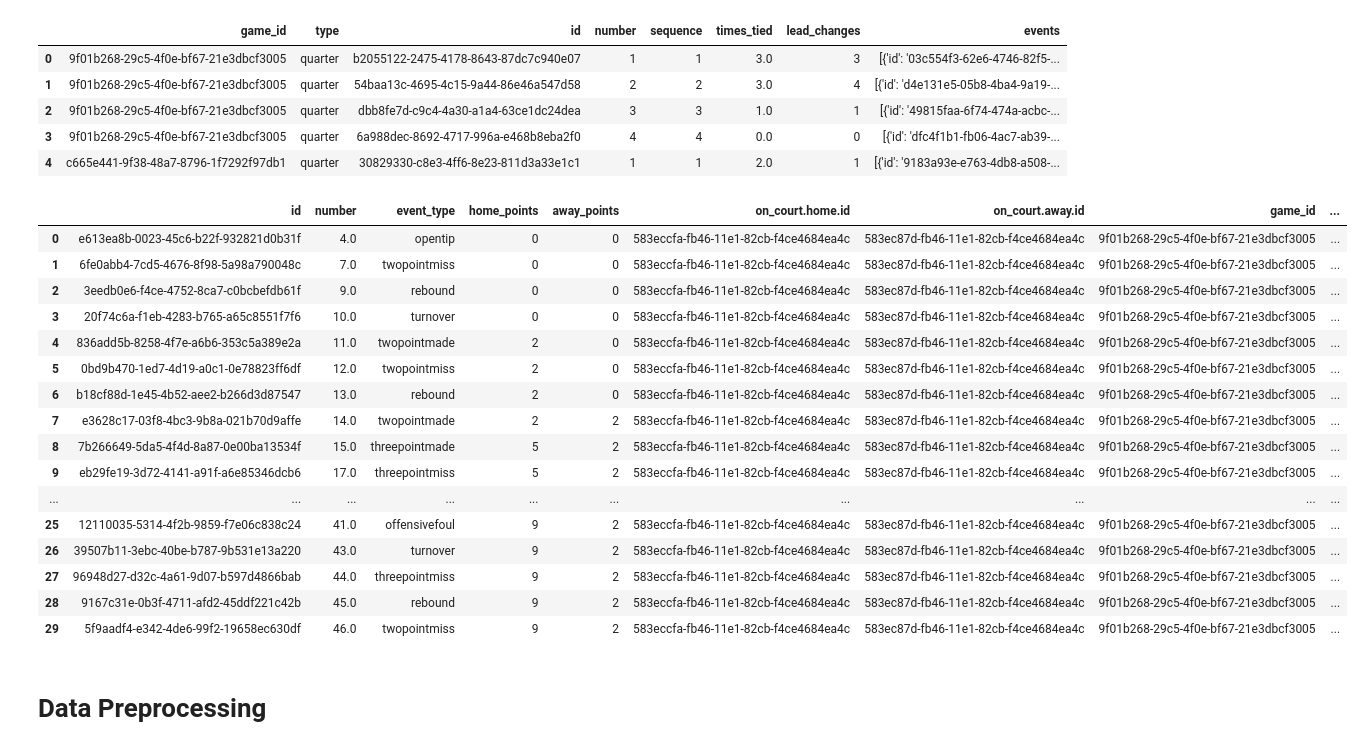
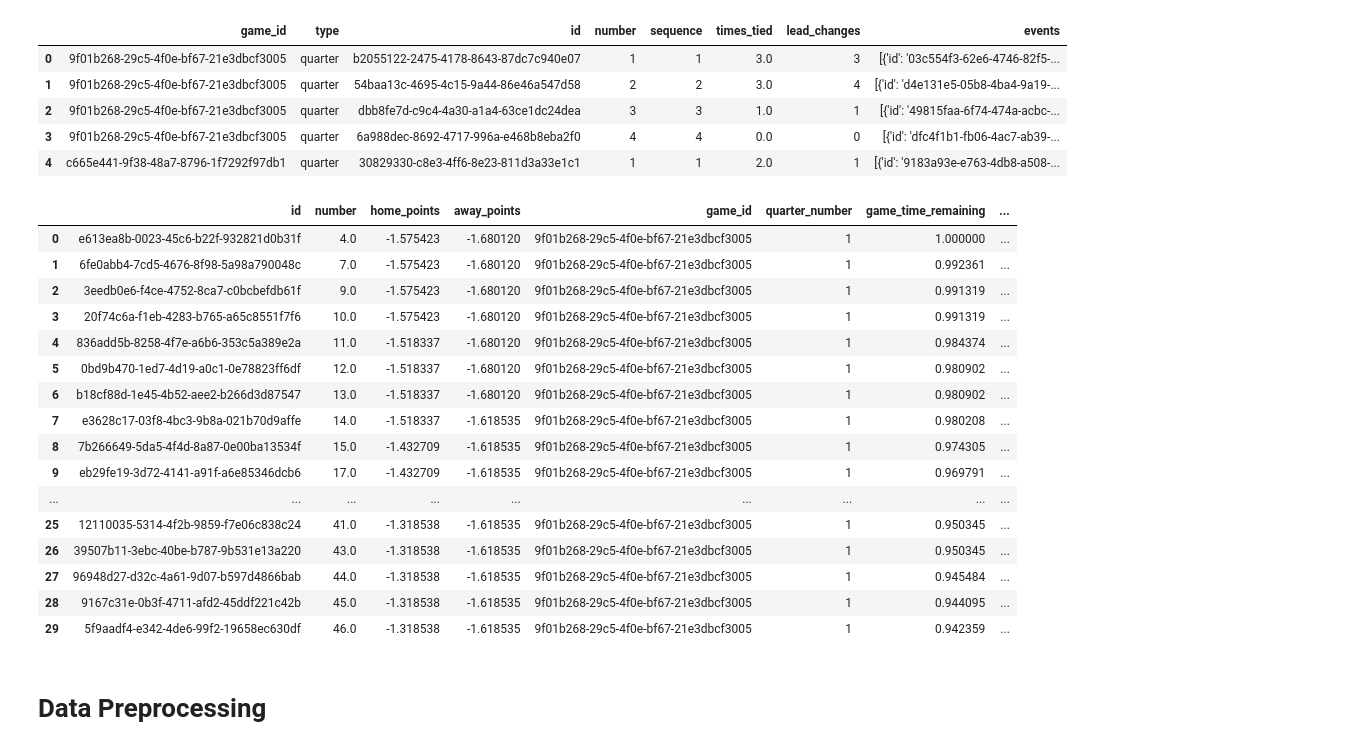
Before and after one commit to Sebastian-Sole/nba-win-probability-model, a Jupyter notebook: notebook.ipynb, the cells around one changed output. Drawn from its saved outputs; the diff is of its cells as text; code cells hidden in the pictures.

```diff
--- a/notebook.ipynb
+++ b/notebook.ipynb
@@ -243,6 +244,8 @@ def encode_leading_team(row):
 
 def extract_events(df):
     extracted_data = pd.DataFrame()
+    one_hot_columns = set()  # Set to store unique one-hot encoded column names
+
     CLOSE_GAME_THRESHOLD = 5
     CRITICAL_TIME_THRESHOLD = 300
     RECENT_EVENTS_WINDOW = 25 # Number of events to keep in the recent scoring deque
@@ -326,43 +329,59 @@ def extract_events(df):
 
             event_data['encoded_leading_team'] = event_data.apply(encode_leading_team, axis=1)
 
-
             event_data.drop(['clock_decimal'], axis=1)
             extracted_data = pd.concat([extracted_data, event_data], ignore_index=True)
 
-    features_to_keep = ['id', 'number', 'event_type', 'home_points', 'away_points','on_court.home.players',
+    extracted_data = pd.get_dummies(extracted_data, columns=['event_type'], dummy_na=False)
+
+
+    # Apply normalization and standardization
+    # Initialize scalers
+    minmax_scaler = MinMaxScaler()
+    standard_scaler = StandardScaler()
+
+    # Normalize and standardize
+    features_to_normalize = ['game_time_remaining', 'home_win_pct', 'away_win_pct']
+    features_to_standardize = ['home_points', 'away_points', 'current_score_difference', 'lead_changes', 'times_tied', 'scoring_run']
+
+    # Apply normalization
+    extracted_data[features_to_normalize] = minmax_scaler.fit_transform(extracted_data[features_to_normalize])
+    # Apply standardization
+    extracted_data[features_to_standardize] = standard_scaler.fit_transform(extracted_data[features_to_standardize])
+
+    features_to_keep = ['id', 'number', 'home_points', 'away_points','on_court.home.players',
         'on_court.away.players', 'game_id', 'statistics', 'attempt', "quarter_number",
          "game_time_remaining", "current_score_difference", "is_close_game", "critical_possession",
-         'lead_changes', 'times_tied', "scoring_run", "home_win_pct", "away_win_pct", "target", "home_possession", "away_possession", "no_possession", "encoded_leading_team" ]
+         'lead_changes', 'times_tied', "scoring_run", "home_win_pct", "away_win_pct", "target", "home_possession", "away_possession", "no_possession", "encoded_leading_team" ] + [col for col in extracted_data.columns if col.startswith('event_type_')]
     features_to_add_later = ["on_court.home.players", "on_court.away.players", "statistics", "attempt"]
     extracted_data = extracted_data[features_to_keep]
-    return extracted_data.drop(features_to_add_later, axis=1)
+    return extracted_data.drop(features_to_add_later + "event_type_opentip", axis=1)
 
 event_data = extract_events(period_data[:20])
 # %%
-# Display head for the statistics row
-pd.set_option('display.max_columns', 50)
-pd.set_option('display.max_rows', 30)
+# Display head for the where event_type_delay is true
+pd.set_option('display.max_columns', 100)
+pd.set_option('display.max_rows', 50)
 
 event_data.head(30)
 # %% [output]
-|  | id | number | event_type | home_points | away_points | on_court.home.id | on_court.away.id | game_id | ... |
-| 0 | e613ea8b-0023-45c6-b22f-932821d0b31f | 4.0 | opentip | 0 | 0 | 583eccfa-fb46-11e1-82cb-f4ce4684ea4c | 583ec87d-fb46-11e1-82cb-f4ce4684ea4c | 9f01b268-29c5-4f0e-bf67-21e3dbcf3005 | ... |
-| 1 | 6fe0abb4-7cd5-4676-8f98-5a98a790048c | 7.0 | twopointmiss | 0 | 0 | 583eccfa-fb46-11e1-82cb-f4ce4684ea4c | 583ec87d-fb46-11e1-82cb-f4ce4684ea4c | 9f01b268-29c5-4f0e-bf67-21e3dbcf3005 | ... |
-| 2 | 3eedb0e6-f4ce-4752-8ca7-c0bcbefdb61f | 9.0 | rebound | 0 | 0 | 583eccfa-fb46-11e1-82cb-f4ce4684ea4c | 583ec87d-fb46-11e1-82cb-f4ce4684ea4c | 9f01b268-29c5-4f0e-bf67-21e3dbcf3005 | ... |
-| 3 | 20f74c6a-f1eb-4283-b765-a65c8551f7f6 | 10.0 | turnover | 0 | 0 | 583eccfa-fb46-11e1-82cb-f4ce4684ea4c | 583ec87d-fb46-11e1-82cb-f4ce4684ea4c | 9f01b268-29c5-4f0e-bf67-21e3dbcf3005 | ... |
-| 4 | 836add5b-8258-4f7e-a6b6-353c5a389e2a | 11.0 | twopointmade | 2 | 0 | 583eccfa-fb46-11e1-82cb-f4ce4684ea4c | 583ec87d-fb46-11e1-82cb-f4ce4684ea4c | 9f01b268-29c5-4f0e-bf67-21e3dbcf3005 | ... |
-| 5 | 0bd9b470-1ed7-4d19-a0c1-0e78823ff6df | 12.0 | twopointmiss | 2 | 0 | 583eccfa-fb46-11e1-82cb-f4ce4684ea4c | 583ec87d-fb46-11e1-82cb-f4ce4684ea4c | 9f01b268-29c5-4f0e-bf67-21e3dbcf3005 | ... |
-| 6 | b18cf88d-1e45-4b52-aee2-b266d3d87547 | 13.0 | rebound | 2 | 0 | 583eccfa-fb46-11e1-82cb-f4ce4684ea4c | 583ec87d-fb46-11e1-82cb-f4ce4684ea4c | 9f01b268-29c5-4f0e-bf67-21e3dbcf3005 | ... |
-| 7 | e3628c17-03f8-4bc3-9b8a-021b70d9affe | 14.0 | twopointmade | 2 | 2 | 583eccfa-fb46-11e1-82cb-f4ce4684ea4c | 583ec87d-fb46-11e1-82cb-f4ce4684ea4c | 9f01b268-29c5-4f0e-bf67-21e3dbcf3005 | ... |
-| 8 | 7b266649-5da5-4f4d-8a87-0e00ba13534f | 15.0 | threepointmade | 5 | 2 | 583eccfa-fb46-11e1-82cb-f4ce4684ea4c | 583ec87d-fb46-11e1-82cb-f4ce4684ea4c | 9f01b268-29c5-4f0e-bf67-21e3dbcf3005 | ... |
-| 9 | eb29fe19-3d72-4141-a91f-a6e85346dcb6 | 17.0 | threepointmiss | 5 | 2 | 583eccfa-fb46-11e1-82cb-f4ce4684ea4c | 583ec87d-fb46-11e1-82cb-f4ce4684ea4c | 9f01b268-29c5-4f0e-bf67-21e3dbcf3005 | ... |
-| ... | ... | ... | ... | ... | ... | ... | ... | ... | ... |
-| 25 | 12110035-5314-4f2b-9859-f7e06c838c24 | 41.0 | offensivefoul | 9 | 2 | 583eccfa-fb46-11e1-82cb-f4ce4684ea4c | 583ec87d-fb46-11e1-82cb-f4ce4684ea4c | 9f01b268-29c5-4f0e-bf67-21e3dbcf3005 | ... |
-| 26 | 39507b11-3ebc-40be-b787-9b531e13a220 | 43.0 | turnover | 9 | 2 | 583eccfa-fb46-11e1-82cb-f4ce4684ea4c | 583ec87d-fb46-11e1-82cb-f4ce4684ea4c | 9f01b268-29c5-4f0e-bf67-21e3dbcf3005 | ... |
-| 27 | 96948d27-d32c-4a61-9d07-b597d4866bab | 44.0 | threepointmiss | 9 | 2 | 583eccfa-fb46-11e1-82cb-f4ce4684ea4c | 583ec87d-fb46-11e1-82cb-f4ce4684ea4c | 9f01b268-29c5-4f0e-bf67-21e3dbcf3005 | ... |
-| 28 | 9167c31e-0b3f-4711-afd2-45ddf221c42b | 45.0 | rebound | 9 | 2 | 583eccfa-fb46-11e1-82cb-f4ce4684ea4c | 583ec87d-fb46-11e1-82cb-f4ce4684ea4c | 9f01b268-29c5-4f0e-bf67-21e3dbcf3005 | ... |
-| 29 | 5f9aadf4-e342-4de6-99f2-19658ec630df | 46.0 | twopointmiss | 9 | 2 | 583eccfa-fb46-11e1-82cb-f4ce4684ea4c | 583ec87d-fb46-11e1-82cb-f4ce4684ea4c | 9f01b268-29c5-4f0e-bf67-21e3dbcf3005 | ... |
+|  | id | number | home_points | away_points | game_id | quarter_number | game_time_remaining | ... |
+| 0 | e613ea8b-0023-45c6-b22f-932821d0b31f | 4.0 | -1.575423 | -1.680120 | 9f01b268-29c5-4f0e-bf67-21e3dbcf3005 | 1 | 1.000000 | ... |
+| 1 | 6fe0abb4-7cd5-4676-8f98-5a98a790048c | 7.0 | -1.575423 | -1.680120 | 9f01b268-29c5-4f0e-bf67-21e3dbcf3005 | 1 | 0.992361 | ... |
+| 2 | 3eedb0e6-f4ce-4752-8ca7-c0bcbefdb61f | 9.0 | -1.575423 | -1.680120 | 9f01b268-29c5-4f0e-bf67-21e3dbcf3005 | 1 | 0.991319 | ... |
+| 3 | 20f74c6a-f1eb-4283-b765-a65c8551f7f6 | 10.0 | -1.575423 | -1.680120 | 9f01b268-29c5-4f0e-bf67-21e3dbcf3005 | 1 | 0.991319 | ... |
+| 4 | 836add5b-8258-4f7e-a6b6-353c5a389e2a | 11.0 | -1.518337 | -1.680120 | 9f01b268-29c5-4f0e-bf67-21e3dbcf3005 | 1 | 0.984374 | ... |
+| 5 | 0bd9b470-1ed7-4d19-a0c1-0e78823ff6df | 12.0 | -1.518337 | -1.680120 | 9f01b268-29c5-4f0e-bf67-21e3dbcf3005 | 1 | 0.980902 | ... |
+| 6 | b18cf88d-1e45-4b52-aee2-b266d3d87547 | 13.0 | -1.518337 | -1.680120 | 9f01b268-29c5-4f0e-bf67-21e3dbcf3005 | 1 | 0.980902 | ... |
+| 7 | e3628c17-03f8-4bc3-9b8a-021b70d9affe | 14.0 | -1.518337 | -1.618535 | 9f01b268-29c5-4f0e-bf67-21e3dbcf3005 | 1 | 0.980208 | ... |
+| 8 | 7b266649-5da5-4f4d-8a87-0e00ba13534f | 15.0 | -1.432709 | -1.618535 | 9f01b268-29c5-4f0e-bf67-21e3dbcf3005 | 1 | 0.974305 | ... |
+| 9 | eb29fe19-3d72-4141-a91f-a6e85346dcb6 | 17.0 | -1.432709 | -1.618535 | 9f01b268-29c5-4f0e-bf67-21e3dbcf3005 | 1 | 0.969791 | ... |
+| ... | ... | ... | ... | ... | ... | ... | ... | ... |
+| 25 | 12110035-5314-4f2b-9859-f7e06c838c24 | 41.0 | -1.318538 | -1.618535 | 9f01b268-29c5-4f0e-bf67-21e3dbcf3005 | 1 | 0.950345 | ... |
+| 26 | 39507b11-3ebc-40be-b787-9b531e13a220 | 43.0 | -1.318538 | -1.618535 | 9f01b268-29c5-4f0e-bf67-21e3dbcf3005 | 1 | 0.950345 | ... |
+| 27 | 96948d27-d32c-4a61-9d07-b597d4866bab | 44.0 | -1.318538 | -1.618535 | 9f01b268-29c5-4f0e-bf67-21e3dbcf3005 | 1 | 0.945484 | ... |
+| 28 | 9167c31e-0b3f-4711-afd2-45ddf221c42b | 45.0 | -1.318538 | -1.618535 | 9f01b268-29c5-4f0e-bf67-21e3dbcf3005 | 1 | 0.944095 | ... |
+| 29 | 5f9aadf4-e342-4de6-99f2-19658ec630df | 46.0 | -1.318538 | -1.618535 | 9f01b268-29c5-4f0e-bf67-21e3dbcf3005 | 1 | 0.942359 | ... |
 # %%
 # # Create a function to extract the player data
 # def extract_player_data(df):
```
Also changed, not shown: parts of 2 cells of this notebook.
